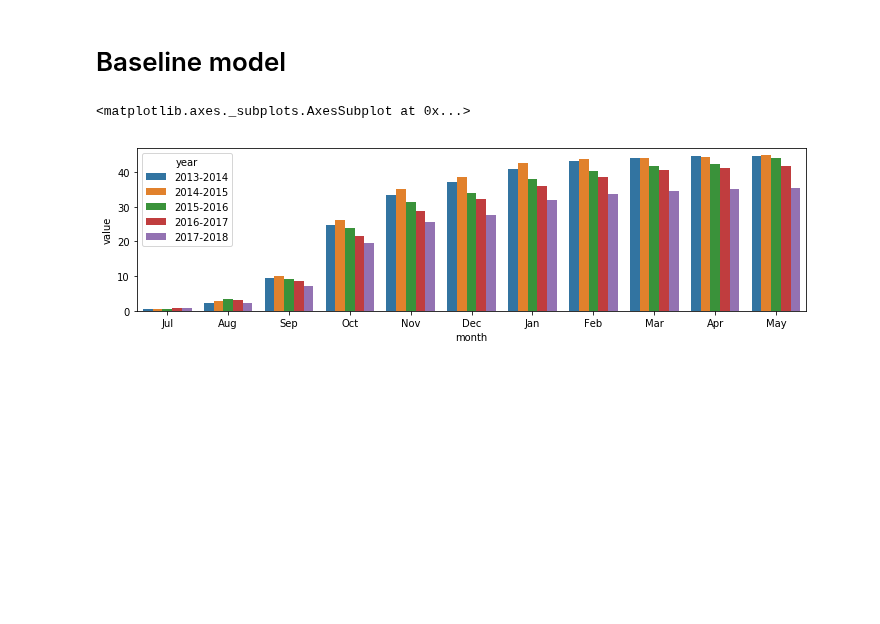
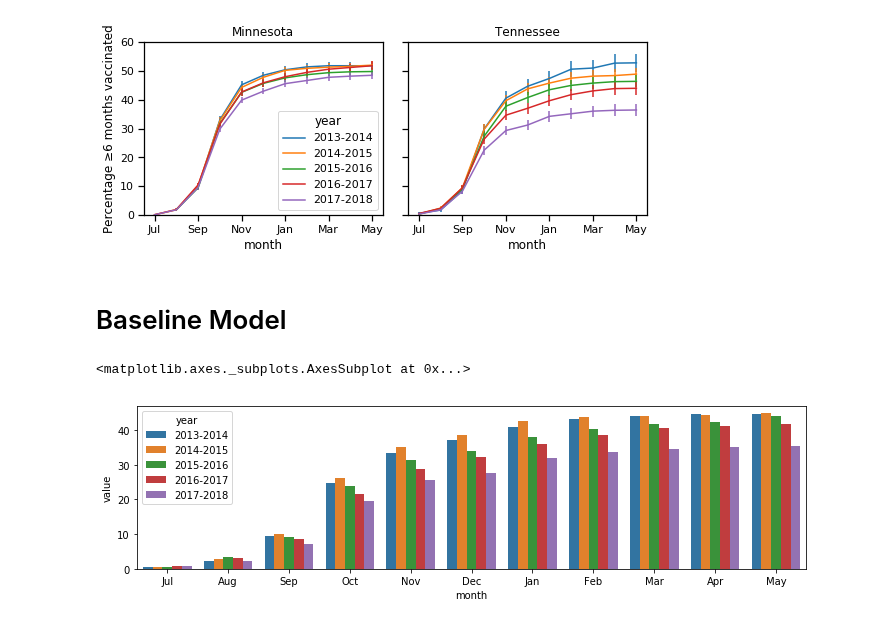
Before and after one commit to oriw1989/FluVaccinationRates, a Jupyter notebook: Baseline Model.ipynb, the cells around one changed output. Saved outputs shown, nothing was run; the diff lists cells and outputs as text; code cells hidden in the pictures; blank space fills up the shorter version.

```diff
--- a/Baseline Model.ipynb
+++ b/Baseline Model.ipynb
@@ -1,2 +44,31 @@
+# %%
+
+pivot_data = pd.pivot_table(fluevaxdata, values='value', columns=['stats', 'state_or_region', 'year'] ,
+               index='month')
+pivot_data = pivot_data.loc[['Jul', 'Aug', 'Sep', 'Oct', 'Nov', 'Dec', 'Jan','Feb', 'Mar', 'Apr', 'May']]
+# %%
+fig, ax = plt.subplots(ncols=2, nrows=1, sharey=True, figsize=(8, 3.5))
+error = pivot_data['avg'] - pivot_data['LL']
+
+state = 'Minnesota'
+
+pivot_data['avg'][state].plot.line(yerr=error[state], title=state, ax=ax[0])
+ax[0].set_xticklabels([ '', 'Jul',  'Sep', 'Nov', 'Jan', 'Mar', 'May'])
+
+ax[0].set_ylim(0, 60)
+ax[0].set_ylabel('Percentage ≥6 months vaccinated')
+
+state = 'Tennessee'
+
+pivot_data['avg'][state].plot.line(yerr=error[state], title=state, ax=ax[1])
+ax[1].get_legend().remove();
+
+ax[1].set_xticklabels([ '', 'Jul',  'Sep', 'Nov', 'Jan', 'Mar', 'May']);
+
+fig.tight_layout()
+
+fig.savefig('figures/cdc_ground_truth.jpg', dpi=150)
+# %% [output]
+[figure, added]
 # %% [markdown]
-# Baseline model
+# Baseline Model
```
Also changed, not shown: parts of 19 cells of this notebook, 2 other files.
